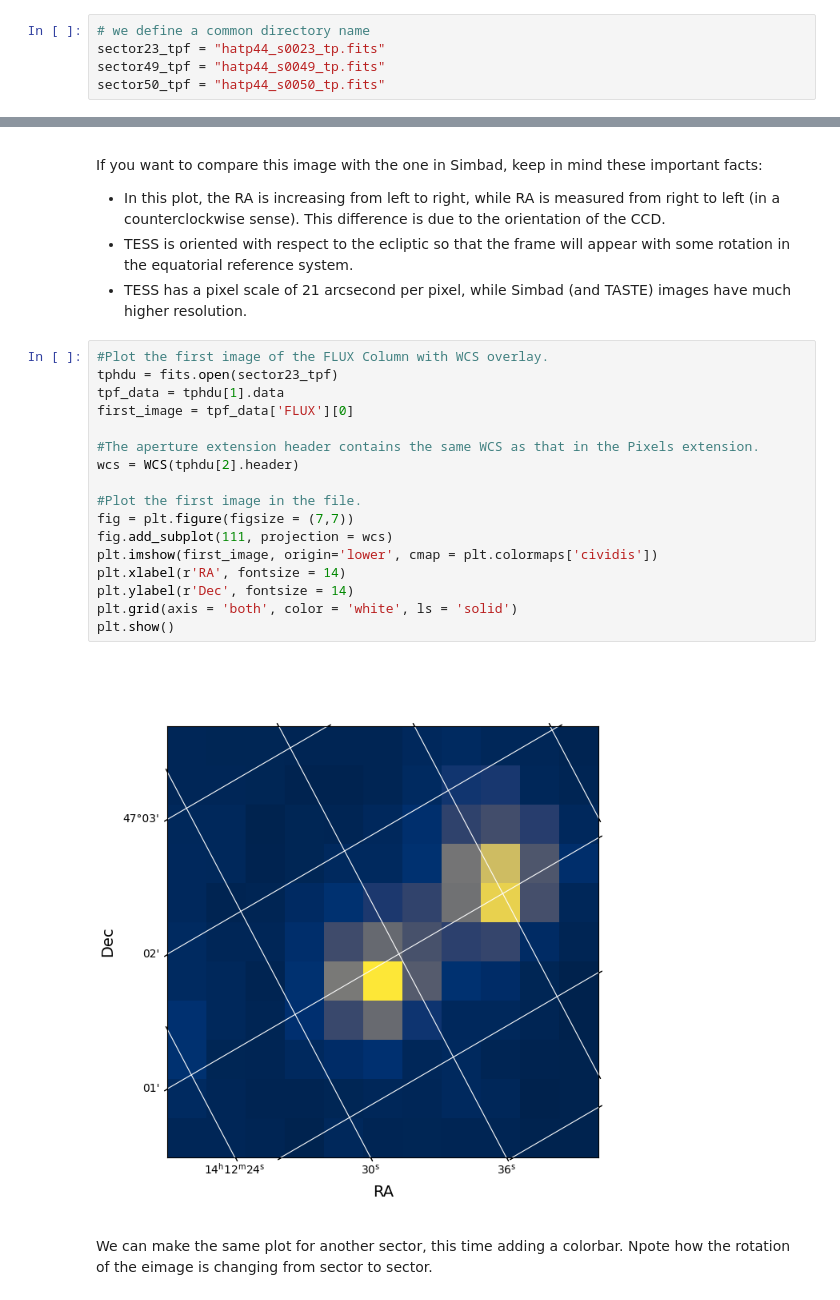
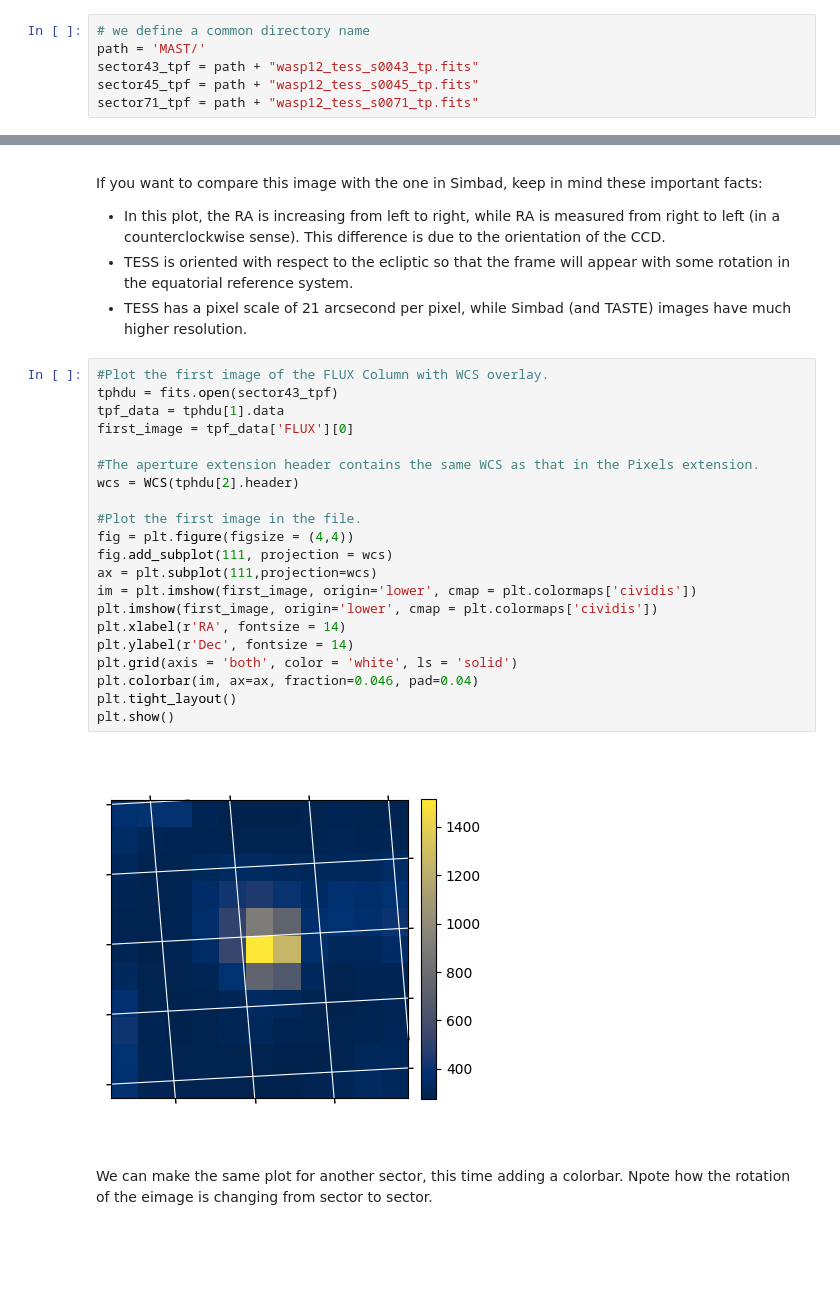
Before and after one commit to marcoboscato/exoplanet_lab2023, a Jupyter notebook: WASP-12 LAB/TESS/1_target_pixel_files.ipynb, the cells around one changed output, grey strips where cells are left out. Cells and saved outputs as stored; diff of their text form; blank space fills up the shorter version.

```diff
--- a/WASP-12 LAB/TESS/1_target_pixel_files.ipynb
+++ b/WASP-12 LAB/TESS/1_target_pixel_files.ipynb
@@ -77,9 +77,10 @@ from astropy.wcs import WCS
 import matplotlib.pyplot as plt
 # %%
 # we define a common directory name
-sector23_tpf = "hatp44_s0023_tp.fits"
-sector49_tpf = "hatp44_s0049_tp.fits"
-sector50_tpf = "hatp44_s0050_tp.fits"
+path = 'MAST/'
+sector43_tpf = path + "wasp12_tess_s0043_tp.fits"
+sector45_tpf = path + "wasp12_tess_s0045_tp.fits"
+sector71_tpf = path + "wasp12_tess_s0071_tp.fits"
 # %% [markdown]
 ## Contents of Target Pixel File
 Now that we have the file, we can now explore its contents.
@@ -149,23 +150,27 @@ If you want to compare this image with the one in Simbad, keep in mind these imp
 - TESS has a pixel scale of 21 arcsecond per pixel, while Simbad (and TASTE) images have much higher resolution.
 # %%
 #Plot the first image of the FLUX Column with WCS overlay.
-tphdu = fits.open(sector23_tpf)
+tphdu = fits.open(sector43_tpf)
 tpf_data = tphdu[1].data
 first_image = tpf_data['FLUX'][0]
 
 #The aperture extension header contains the same WCS as that in the Pixels extension.
 wcs = WCS(tphdu[2].header)
 
 #Plot the first image in the file.
-fig = plt.figure(figsize = (7,7))
+fig = plt.figure(figsize = (4,4))
 fig.add_subplot(111, projection = wcs)
+ax = plt.subplot(111,projection=wcs)
+im = plt.imshow(first_image, origin='lower', cmap = plt.colormaps['cividis'])
 plt.imshow(first_image, origin='lower', cmap = plt.colormaps['cividis'])
 plt.xlabel(r'RA', fontsize = 14)
 plt.ylabel(r'Dec', fontsize = 14)
 plt.grid(axis = 'both', color = 'white', ls = 'solid')
+plt.colorbar(im, ax=ax, fraction=0.046, pad=0.04)
+plt.tight_layout()
 plt.show()
 # %% [output]
-[figure, old version]
+[figure, new version]
 # %% [markdown]
 We can make the same plot for another sector, this time adding a colorbar.
 Npote how the rotation of the eimage is changing from sector to sector.
```
Also changed, not shown: parts of 7 cells of this notebook, 10 other files.
